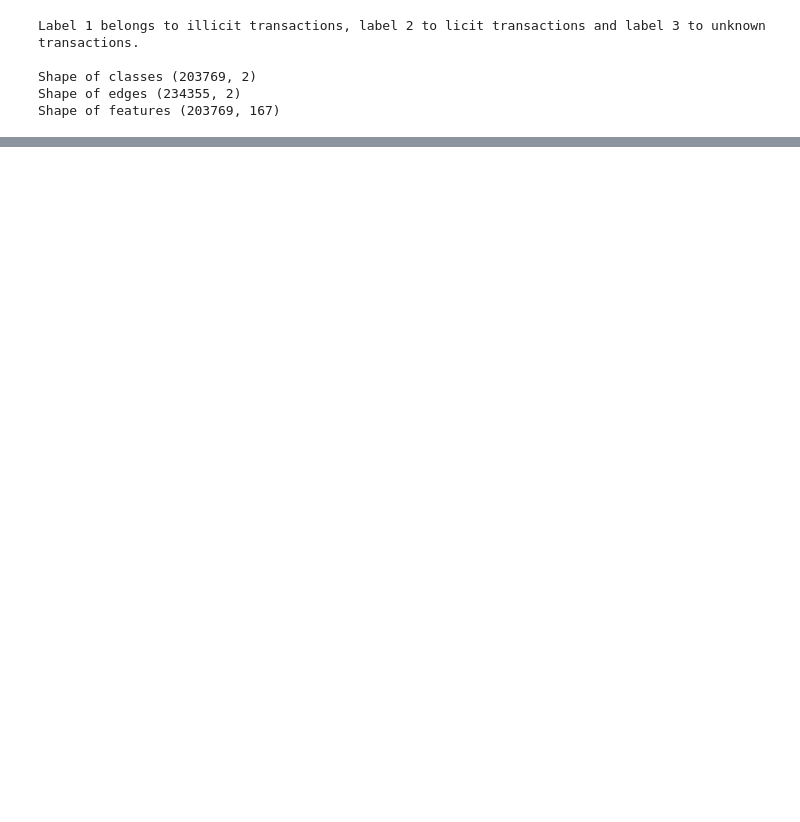
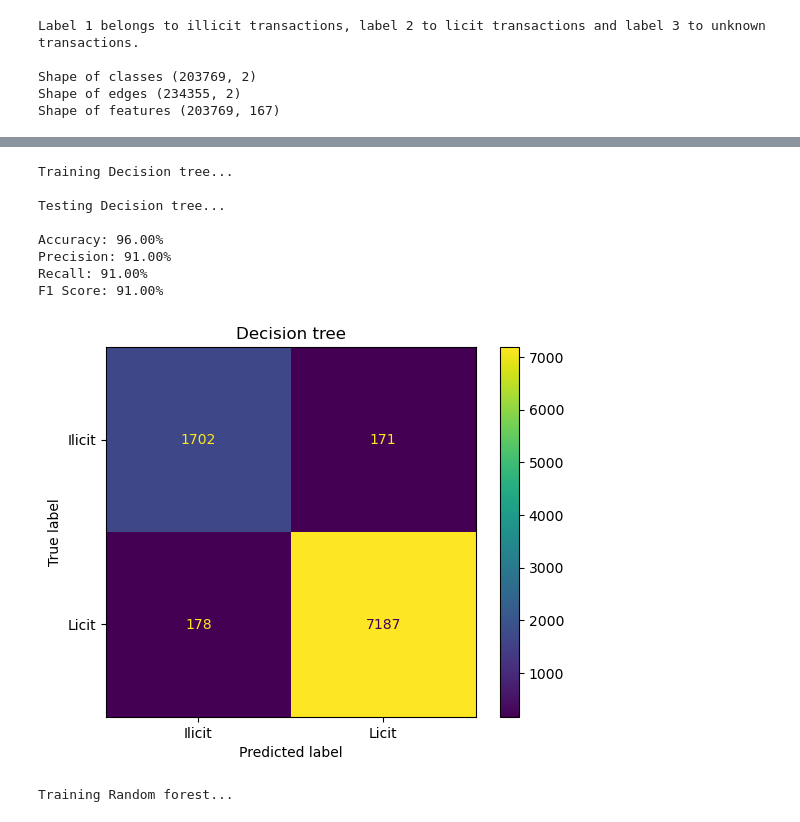
Before and after one commit to Arnau1/GraphAnomaly, a Jupyter notebook: ML_algorithms.ipynb, the cells around one changed output, grey strips where cells are left out. Saved outputs shown, nothing was run; the diff lists cells and outputs as text; code cells hidden in the pictures; blank space fills up the shorter version.

```diff
--- a/ML_algorithms.ipynb
+++ b/ML_algorithms.ipynb
@@ -447,0 +479,25 @@ results
+# %%
+# Create the instance
+ml_instance = machineLearning2(train_set, test_set)
+
+methods = ["Decision tree", "Random forest", "SVM"]
+
+# Train
+for method in methods:
+    ml_instance.train_and_test(algorithm=method, display_conf_matrix=True)
+
+
+final_results_down_sample = ml_instance.get_results()
+display(final_results_down_sample)
+final_results_down_sample.to_csv('final_results_down_sample.csv')
+# %% [output]
+Training Decision tree...
+
+Testing Decision tree...
+
+Accuracy: 96.00%
+Precision: 91.00%
+Recall: 91.00%
+F1 Score: 91.00%
+[figure, added]
+Training Random forest...
```
Also changed, not shown: parts of 45 cells of this notebook, 4 other files.
